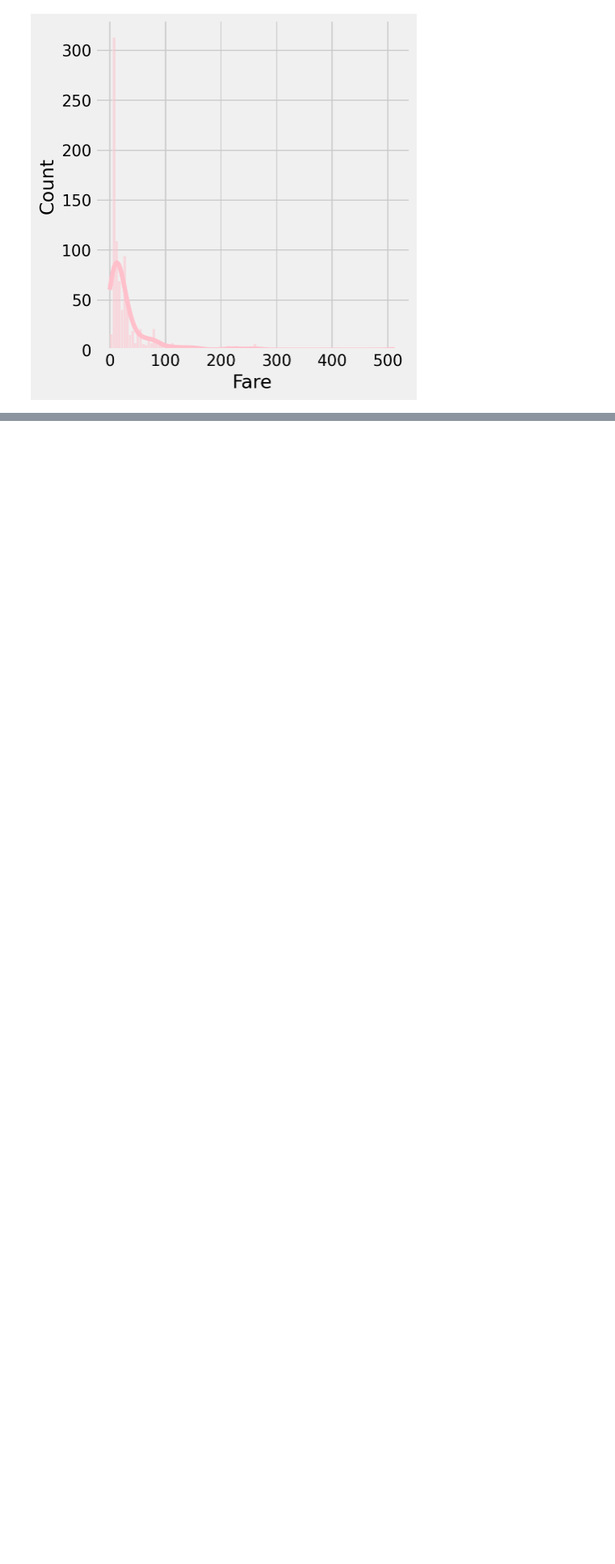
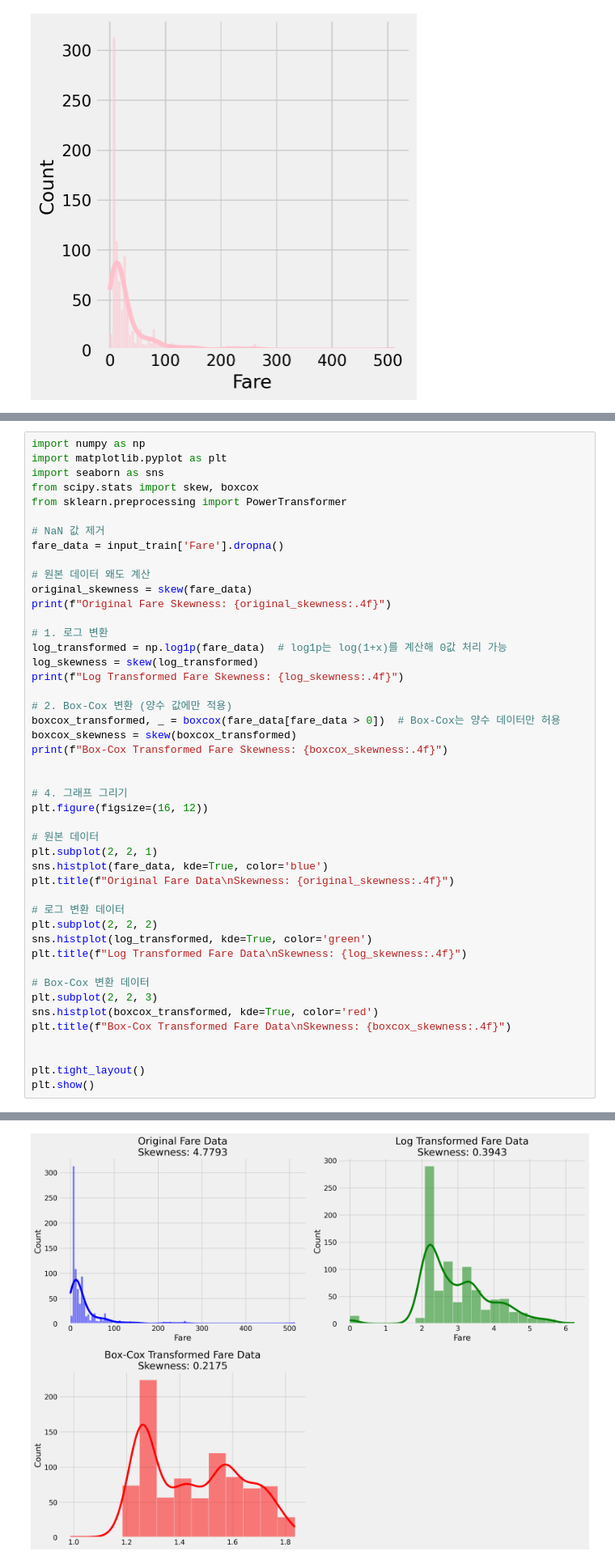
Before and after one commit to JaehwanKim00/Tiatanic_prac, a Jupyter notebook: DArt_B_titanic_escape.ipynb, the cells around one changed output, grey strips where cells are left out. Shown at 81% size. Cells and saved outputs as stored; diff of their text form; blank space fills up the shorter version.

```diff
--- a/DArt_B_titanic_escape.ipynb
+++ b/DArt_B_titanic_escape.ipynb
@@ -753,0 +764,47 @@ plt.show()
+# %%
+import numpy as np
+import matplotlib.pyplot as plt
+import seaborn as sns
+from scipy.stats import skew, boxcox
+from sklearn.preprocessing import PowerTransformer
+
+# NaN 값 제거
+fare_data = input_train['Fare'].dropna()
+
+# 원본 데이터 왜도 계산
+original_skewness = skew(fare_data)
+print(f"Original Fare Skewness: {original_skewness:.4f}")
+
+# 1. 로그 변환
+log_transformed = np.log1p(fare_data)  # log1p는 log(1+x)를 계산해 0값 처리 가능
+log_skewness = skew(log_transformed)
+print(f"Log Transformed Fare Skewness: {log_skewness:.4f}")
+
+# 2. Box-Cox 변환 (양수 값에만 적용)
+boxcox_transformed, _ = boxcox(fare_data[fare_data > 0])  # Box-Cox는 양수 데이터만 허용
+boxcox_skewness = skew(boxcox_transformed)
+print(f"Box-Cox Transformed Fare Skewness: {boxcox_skewness:.4f}")
+
+
+# 4. 그래프 그리기
+plt.figure(figsize=(16, 12))
+
+# 원본 데이터
+plt.subplot(2, 2, 1)
+sns.histplot(fare_data, kde=True, color='blue')
+plt.title(f"Original Fare Data\nSkewness: {original_skewness:.4f}")
+
+# 로그 변환 데이터
+plt.subplot(2, 2, 2)
+sns.histplot(log_transformed, kde=True, color='green')
+plt.title(f"Log Transformed Fare Data\nSkewness: {log_skewness:.4f}")
+
+# Box-Cox 변환 데이터
+plt.subplot(2, 2, 3)
+sns.histplot(boxcox_transformed, kde=True, color='red')
+plt.title(f"Box-Cox Transformed Fare Data\nSkewness: {boxcox_skewness:.4f}")
+
+
+plt.tight_layout()
+plt.show()
+# %% [output]
@@ -754,3 +814,4 @@ plt.show()
+[figure, added]
 # %%
 # IQR을 이용한 이상치 탐지
 def detect_outliers_iqr(df, column):
```
Also changed, not shown: parts of 9 cells of this notebook.
